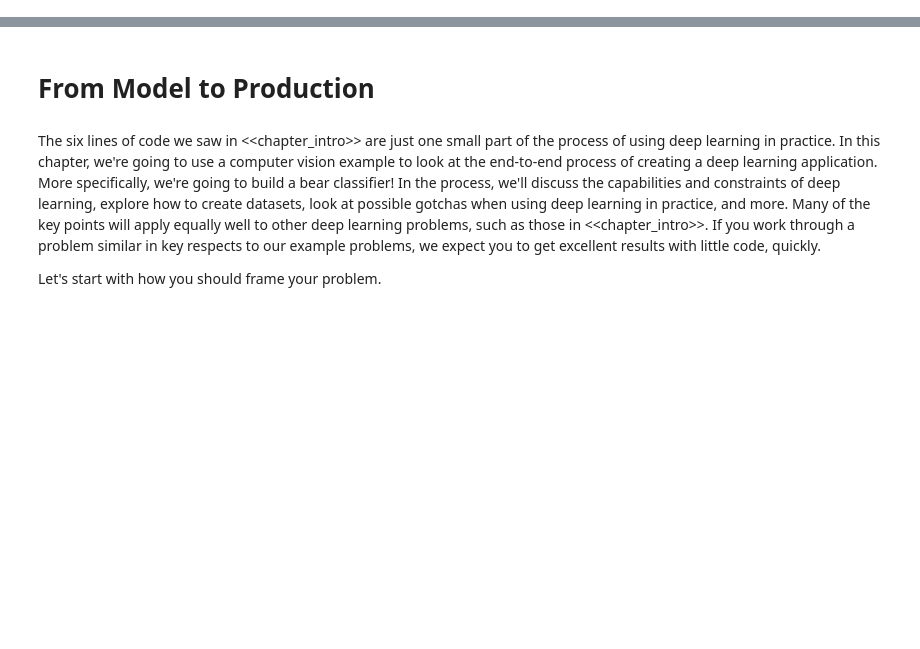
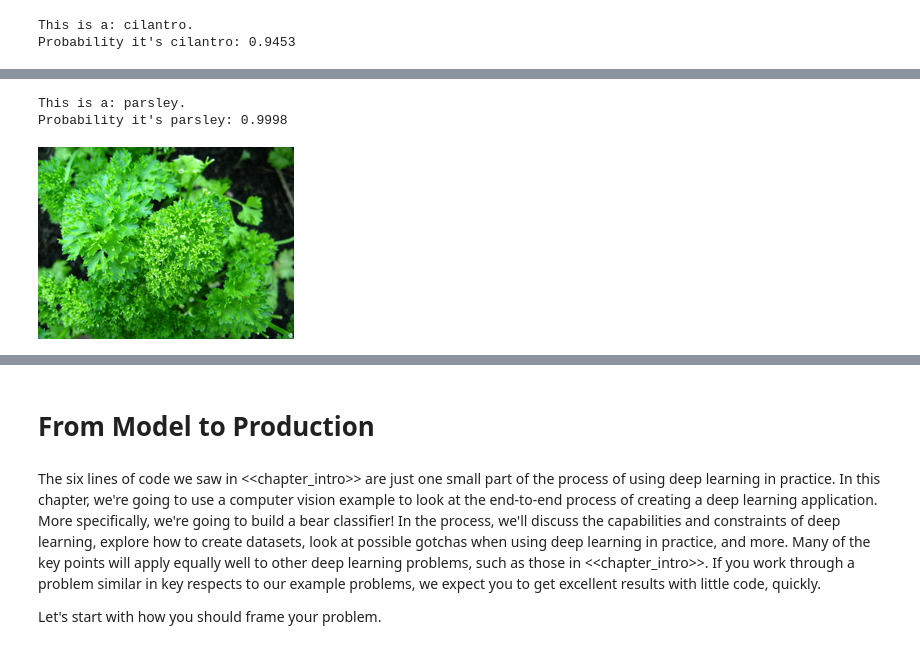
Before and after one commit to davidashirov/fast-ai-course, a Jupyter notebook: 02_production.ipynb, the cells around one changed output, grey strips where cells are left out. Drawn from its saved outputs; the diff is of its cells as text; code cells hidden in the pictures; blank space fills up the shorter version.

```diff
--- a/02_production.ipynb
+++ b/02_production.ipynb
@@ -11,0 +131,3 @@ from fastai.vision.widgets import *
+# %%
+learn = vision_learner(dls, resnet18, metrics=error_rate)
+learn.fine_tune(5)
@@ -11,0 +143,10 @@ from fastai.vision.widgets import *
+# %%
+what_is,_,probs = learn.predict(PILImage.create('cilantro.jpg'))
+print(f"This is a: {what_is}.")
+print(f"Probability it's cilantro: {probs[0]:.4f}")
+
+what_is,_,probs = learn.predict(PILImage.create('parsley.jpg'))
+print(f"This is a: {what_is}.")
+print(f"Probability it's parsley: {probs[1]:.4f}")
+Image.open('parsley.jpg').to_thumb(256,256)
+# %% [output]
@@ -11,0 +154,2 @@ from fastai.vision.widgets import *
+This is a: cilantro.
+Probability it's cilantro: 0.9453
@@ -11,0 +157,3 @@ from fastai.vision.widgets import *
+This is a: parsley.
+Probability it's parsley: 0.9998
+[figure, added]
```
Also changed, not shown: parts of 22 cells of this notebook.
